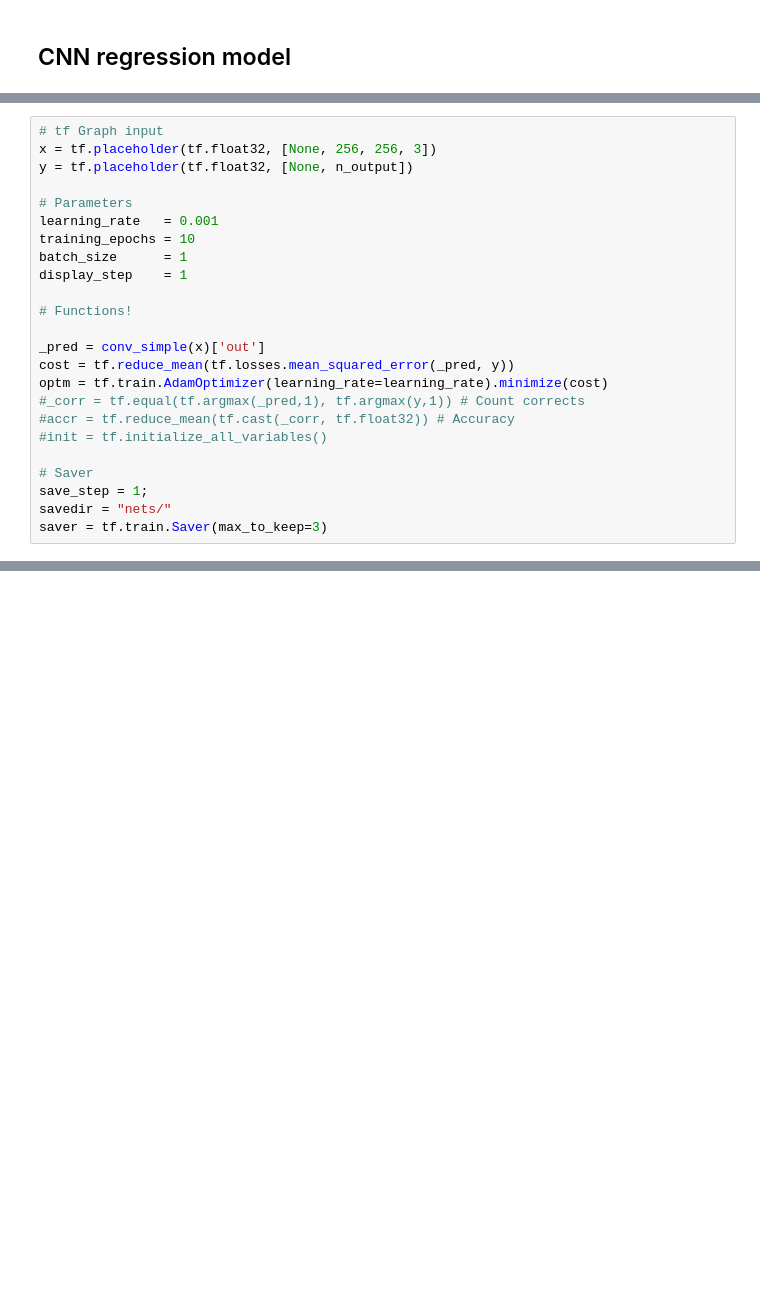
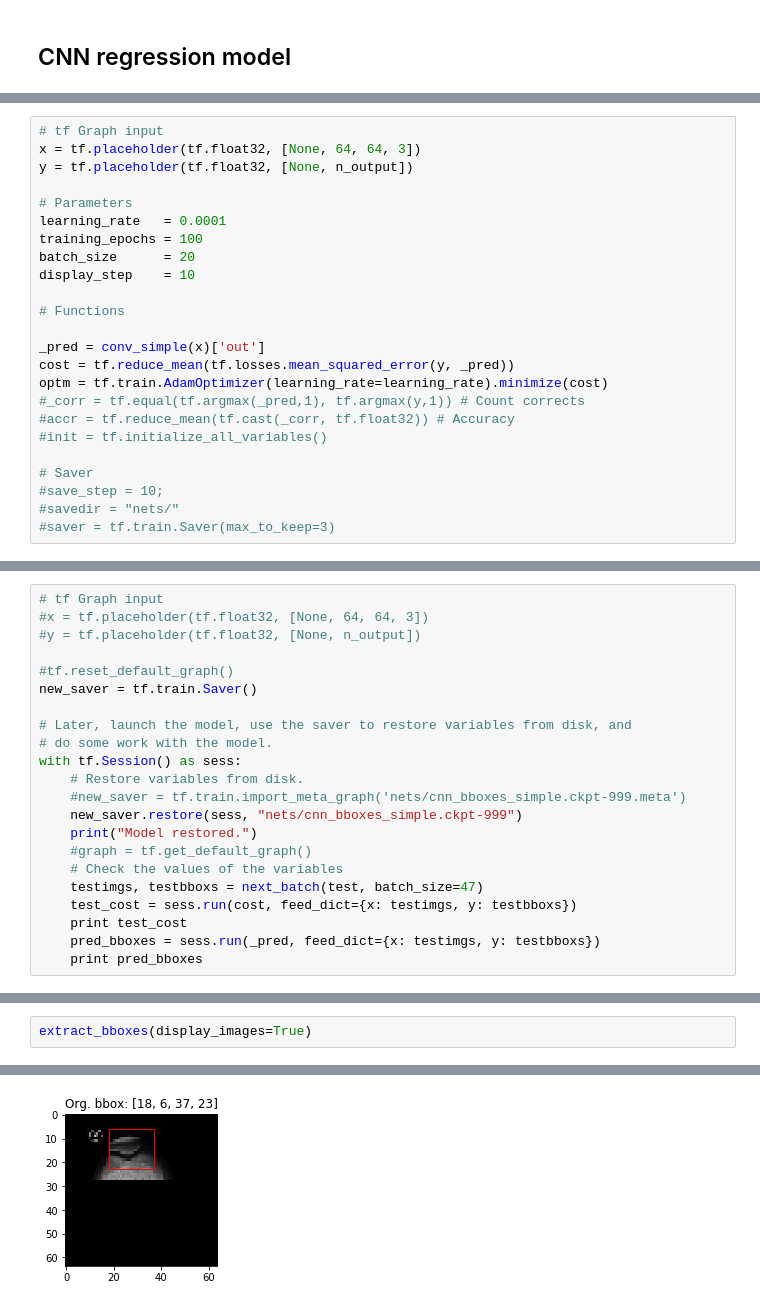
Before and after one commit to kasimayy/x_ray_fracture_localisation, a Jupyter notebook: LearningBoundingBoxes.ipynb, the cells around one changed output, grey strips where cells are left out. Drawn from its saved outputs; the diff is of its cells as text; blank space fills up the shorter version.

```diff
--- a/LearningBoundingBoxes.ipynb
+++ b/LearningBoundingBoxes.ipynb
@@ -248,25 +302,25 @@ def conv_simple(_input):
     return out
 # %%
 # tf Graph input
-x = tf.placeholder(tf.float32, [None, 256, 256, 3])
+x = tf.placeholder(tf.float32, [None, 64, 64, 3])
 y = tf.placeholder(tf.float32, [None, n_output])
 
 # Parameters
-learning_rate   = 0.001
-training_epochs = 10
-batch_size      = 1
-display_step    = 1
+learning_rate   = 0.0001
+training_epochs = 100
+batch_size      = 20
+display_step    = 10
 
-# Functions!
+# Functions
 
 _pred = conv_simple(x)['out']
-cost = tf.reduce_mean(tf.losses.mean_squared_error(_pred, y))
+cost = tf.reduce_mean(tf.losses.mean_squared_error(y, _pred))
 optm = tf.train.AdamOptimizer(learning_rate=learning_rate).minimize(cost)
 #_corr = tf.equal(tf.argmax(_pred,1), tf.argmax(y,1)) # Count corrects
 #accr = tf.reduce_mean(tf.cast(_corr, tf.float32)) # Accuracy
 #init = tf.initialize_all_variables()
 
 # Saver
-save_step = 1;
-savedir = "nets/"
-saver = tf.train.Saver(max_to_keep=3)
+#save_step = 10;
+#savedir = "nets/"
+#saver = tf.train.Saver(max_to_keep=3)
@@ -299,3 +350,25 @@ with tf.Session() as sess:
         # Save Net
         if epoch % save_step == 0:
             saver.save(sess, "nets/cnn_bboxes_simple.ckpt-" + str(epoch))
+# %%
+# tf Graph input
+#x = tf.placeholder(tf.float32, [None, 64, 64, 3])
+#y = tf.placeholder(tf.float32, [None, n_output])
+
+#tf.reset_default_graph()
+new_saver = tf.train.Saver()
+
+# Later, launch the model, use the saver to restore variables from disk, and
+# do some work with the model.
+with tf.Session() as sess:
+    # Restore variables from disk.
+    #new_saver = tf.train.import_meta_graph('nets/cnn_bboxes_simple.ckpt-999.meta')
+    new_saver.restore(sess, "nets/cnn_bboxes_simple.ckpt-999")
+    print("Model restored.")
+    #graph = tf.get_default_graph()
+    # Check the values of the variables
+    testimgs, testbboxs = next_batch(test, batch_size=47)
+    test_cost = sess.run(cost, feed_dict={x: testimgs, y: testbboxs})
+    print test_cost
+    pred_bboxes = sess.run(_pred, feed_dict={x: testimgs, y: testbboxs})
+    print pred_bboxes
@@ -301,0 +445,3 @@ with tf.Session() as sess:
+# %%
+extract_bboxes(display_images=True)
+# %% [output]
@@ -301,0 +458 @@ with tf.Session() as sess:
+[figure, added]
```
Also changed, not shown: parts of 19 cells of this notebook.
